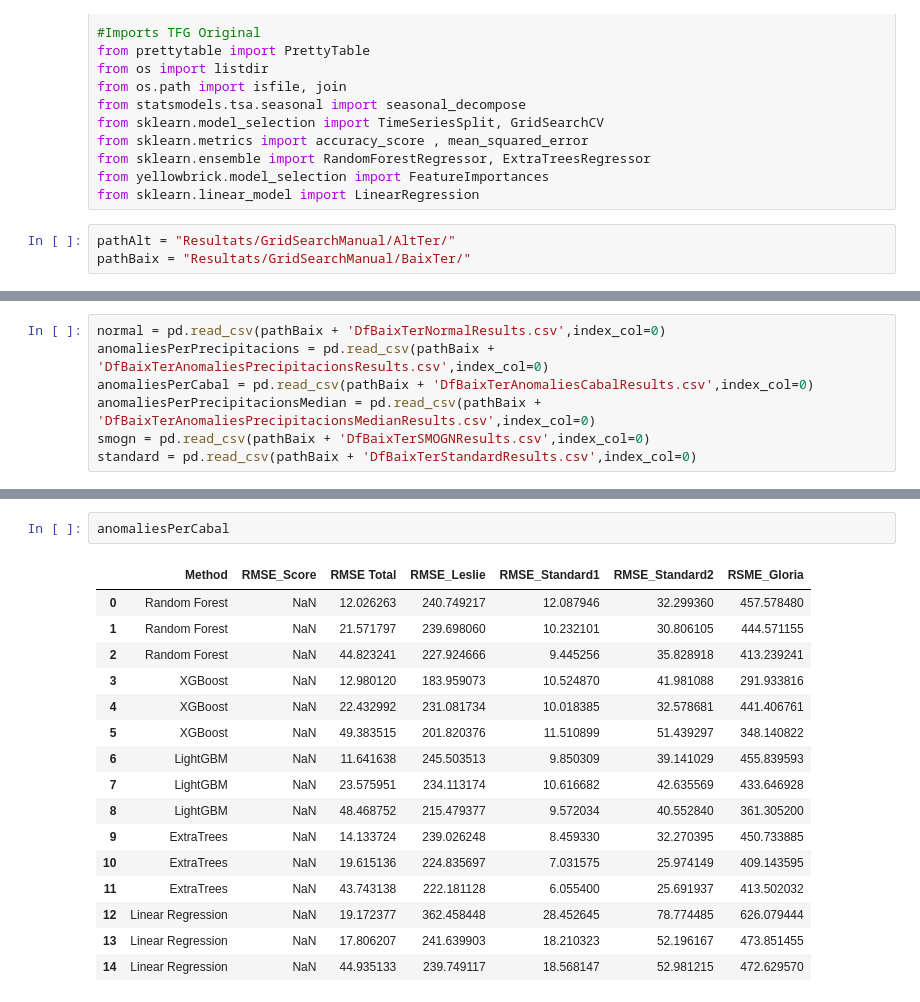
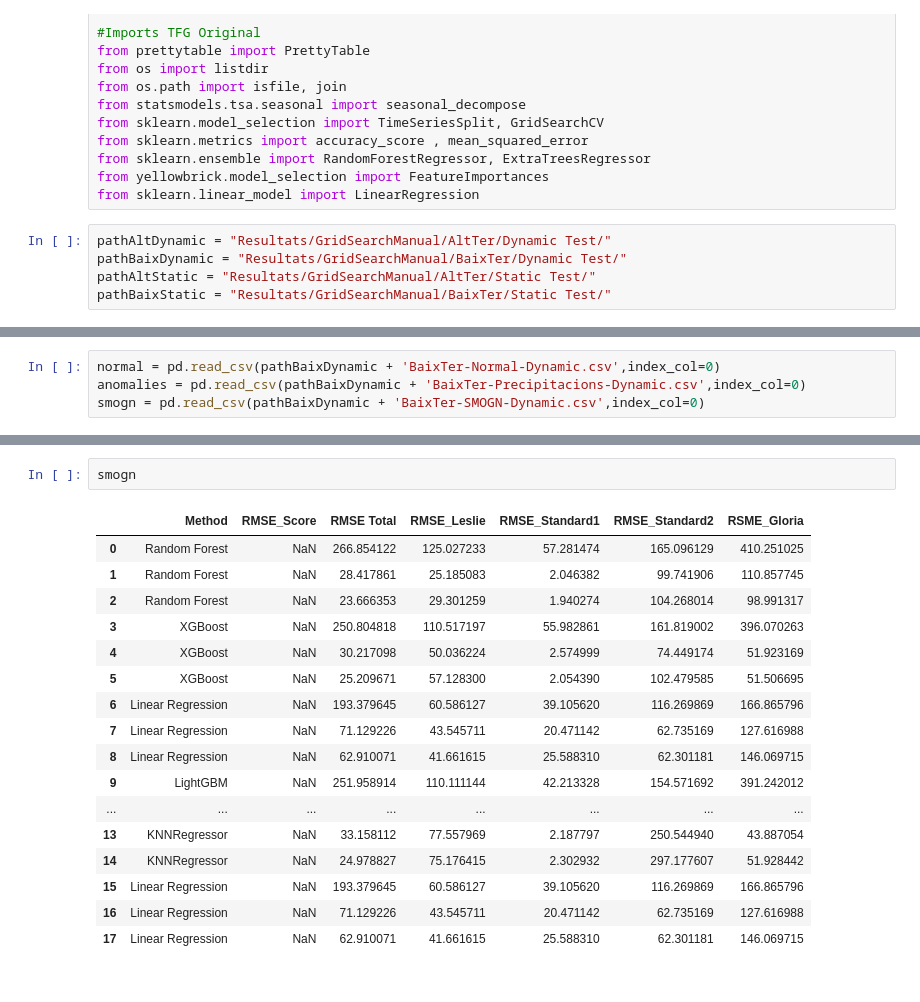
Before and after one commit to FabianUB/CodiTFG, a Jupyter notebook: Results.ipynb, the cells around one changed output, grey strips where cells are left out. Cells and saved outputs as stored; diff of their text form.

```diff
--- a/Results.ipynb
+++ b/Results.ipynb
@@ -42,6 +42,8 @@ from sklearn.ensemble import RandomForestRegressor, ExtraTreesRegressor
 from yellowbrick.model_selection import FeatureImportances
 from sklearn.linear_model import LinearRegression
 # %%
-pathAlt = "Resultats/GridSearchManual/AltTer/"
-pathBaix = "Resultats/GridSearchManual/BaixTer/"
+pathAltDynamic = "Resultats/GridSearchManual/AltTer/Dynamic Test/"
+pathBaixDynamic = "Resultats/GridSearchManual/BaixTer/Dynamic Test/"
+pathAltStatic = "Resultats/GridSearchManual/AltTer/Static Test/"
+pathBaixStatic = "Resultats/GridSearchManual/BaixTer/Static Test/"
 # %% [markdown]
@@ -178,10 +239,7 @@ standard
 # %%
-normal = pd.read_csv(pathBaix + 'DfBaixTerNormalResults.csv',index_col=0)
-anomaliesPerPrecipitacions = pd.read_csv(pathBaix + 'DfBaixTerAnomaliesPrecipitacionsResults.csv',index_col=0)
-anomaliesPerCabal = pd.read_csv(pathBaix + 'DfBaixTerAnomaliesCabalResults.csv',index_col=0)
-anomaliesPerPrecipitacionsMedian = pd.read_csv(pathBaix + 'DfBaixTerAnomaliesPrecipitacionsMedianResults.csv',index_col=0)
-smogn = pd.read_csv(pathBaix + 'DfBaixTerSMOGNResults.csv',index_col=0)
-standard = pd.read_csv(pathBaix + 'DfBaixTerStandardResults.csv',index_col=0)
+normal = pd.read_csv(pathBaixDynamic + 'BaixTer-Normal-Dynamic.csv',index_col=0)
+anomalies = pd.read_csv(pathBaixDynamic + 'BaixTer-Precipitacions-Dynamic.csv',index_col=0)
+smogn = pd.read_csv(pathBaixDynamic + 'BaixTer-SMOGN-Dynamic.csv',index_col=0)
 # %%
 normal
 # %% [output]
@@ -223,19 +283,20 @@ anomaliesPerPrecipitacions
 # %%
-anomaliesPerCabal
+smogn
 # %% [output]
 |  | Method | RMSE_Score | RMSE Total | RMSE_Leslie | RMSE_Standard1 | RMSE_Standard2 | RSME_Gloria |
-| 0 | Random Forest | NaN | 12.026263 | 240.749217 | 12.087946 | 32.299360 | 457.578480 |
-| 1 | Random Forest | NaN | 21.571797 | 239.698060 | 10.232101 | 30.806105 | 444.571155 |
-| 2 | Random Forest | NaN | 44.823241 | 227.924666 | 9.445256 | 35.828918 | 413.239241 |
-| 3 | XGBoost | NaN | 12.980120 | 183.959073 | 10.524870 | 41.981088 | 291.933816 |
-| 4 | XGBoost | NaN | 22.432992 | 231.081734 | 10.018385 | 32.578681 | 441.406761 |
-| 5 | XGBoost | NaN | 49.383515 | 201.820376 | 11.510899 | 51.439297 | 348.140822 |
-| 6 | LightGBM | NaN | 11.641638 | 245.503513 | 9.850309 | 39.141029 | 455.839593 |
-| 7 | LightGBM | NaN | 23.575951 | 234.113174 | 10.616682 | 42.635569 | 433.646928 |
-| 8 | LightGBM | NaN | 48.468752 | 215.479377 | 9.572034 | 40.552840 | 361.305200 |
-| 9 | ExtraTrees | NaN | 14.133724 | 239.026248 | 8.459330 | 32.270395 | 450.733885 |
-| 10 | ExtraTrees | NaN | 19.615136 | 224.835697 | 7.031575 | 25.974149 | 409.143595 |
-| 11 | ExtraTrees | NaN | 43.743138 | 222.181128 | 6.055400 | 25.691937 | 413.502032 |
-| 12 | Linear Regression | NaN | 19.172377 | 362.458448 | 28.452645 | 78.774485 | 626.079444 |
-| 13 | Linear Regression | NaN | 17.806207 | 241.639903 | 18.210323 | 52.196167 | 473.851455 |
-| 14 | Linear Regression | NaN | 44.935133 | 239.749117 | 18.568147 | 52.981215 | 472.629570 |
+| 0 | Random Forest | NaN | 266.854122 | 125.027233 | 57.281474 | 165.096129 | 410.251025 |
+| 1 | Random Forest | NaN | 28.417861 | 25.185083 | 2.046382 | 99.741906 | 110.857745 |
+| 2 | Random Forest | NaN | 23.666353 | 29.301259 | 1.940274 | 104.268014 | 98.991317 |
+| 3 | XGBoost | NaN | 250.804818 | 110.517197 | 55.982861 | 161.819002 | 396.070263 |
+| 4 | XGBoost | NaN | 30.217098 | 50.036224 | 2.574999 | 74.449174 | 51.923169 |
+| 5 | XGBoost | NaN | 25.209671 | 57.128300 | 2.054390 | 102.479585 | 51.506695 |
+| 6 | Linear Regression | NaN | 193.379645 | 60.586127 | 39.105620 | 116.269869 | 166.865796 |
+| 7 | Linear Regression | NaN | 71.129226 | 43.545711 | 20.471142 | 62.735169 | 127.616988 |
+| 8 | Linear Regression | NaN | 62.910071 | 41.661615 | 25.588310 | 62.301181 | 146.069715 |
+| 9 | LightGBM | NaN | 251.958914 | 110.111144 | 42.213328 | 154.571692 | 391.242012 |
+| ... | ... | ... | ... | ... | ... | ... | ... |
+| 13 | KNNRegressor | NaN | 33.158112 | 77.557969 | 2.187797 | 250.544940 | 43.887054 |
+| 14 | KNNRegressor | NaN | 24.978827 | 75.176415 | 2.302932 | 297.177607 | 51.928442 |
+| 15 | Linear Regression | NaN | 193.379645 | 60.586127 | 39.105620 | 116.269869 | 166.865796 |
+| 16 | Linear Regression | NaN | 71.129226 | 43.545711 | 20.471142 | 62.735169 | 127.616988 |
+| 17 | Linear Regression | NaN | 62.910071 | 41.661615 | 25.588310 | 62.301181 | 146.069715 |
```
Also changed, not shown: parts of 40 cells of this notebook.
